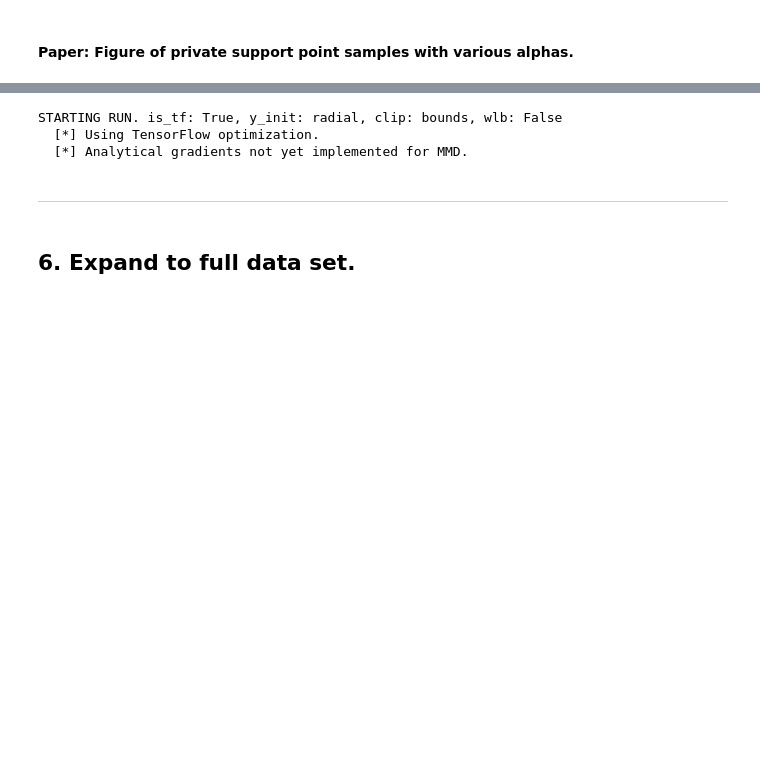
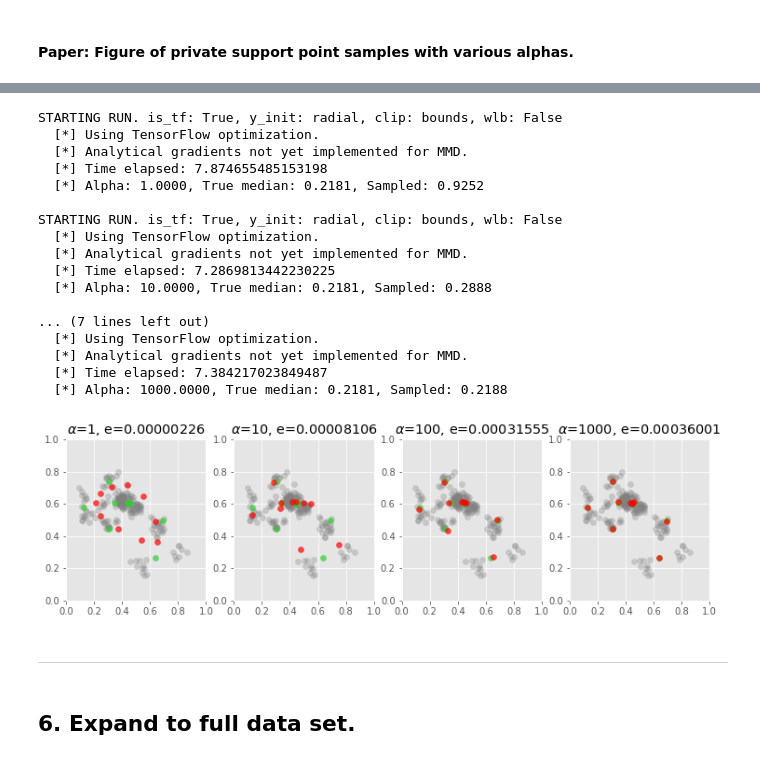
Before and after one commit to diesendruck/pv, a Jupyter notebook: mv_sp_privacy/src/sp_privacy.ipynb, the cells around one changed output, grey strips where cells are left out. Saved outputs shown, nothing was run; the diff lists cells and outputs as text; code cells hidden in the pictures; blank space fills up the shorter version.

```diff
--- a/mv_sp_privacy/src/sp_privacy.ipynb
+++ b/mv_sp_privacy/src/sp_privacy.ipynb
@@ -346,46 +393,48 @@ STARTING RUN. is_tf: True, y_init: radial, clip: bounds, wlb: False
 # %%
 # Get private support points by using MMD with private bandwidth.
 example_alphas = [1, 10, 100, 1000]
 step_sizes = [0.25, 1e-2, 1e-2, 1e-3]
 n_alp = len(example_alphas)
 fig, axs = plt.subplots(1, n_alp, figsize=(3 * n_alp, 3))
 for i, alpha in enumerate(example_alphas):
     # For this figure, use mean value of noise, instead of actual sample.
-    #private_median = (median_pairwise_dists +
-    #                  np.random.laplace(
-    #                      scale=sensitivity_median_pairwise_dists / alpha))
-    #private_median = (median_pairwise_dists +
-    #                  sensitivity_median_pairwise_dists / alpha)
-
-    #temp_y_opt_mmd, temp_mmd_opt = get_support_points(x, N, _MAX_ITER,
-    #                                                  _LR, is_tf=IS_TF,
-    #                                                  plot=False,
-    #                                                  do_mmd=True,
-    #                                                  mmd_sigma=private_median)
-    #print('  [*] Alpha: {:.4f}, True median: {:.4f}, Sampled: {:.4f}'.format(
-    #    alpha, median_pairwise_dists, private_median))
-
     (temp_y_opt_mmd,
-     temp_mmd_opt) = sample_sp_mmd_dp_bw(x, ENERGY_POWER, DIM, alpha, N)
+     temp_mmd_opt) = sample_sp_mmd_dp_bw(x, ENERGY_POWER, DIM, alpha, N,
+                                         plot=False, use_mean=True)
 
 
 
     axs[i].set_title(r'$\alpha$={}, e={:.8f}'.format(alpha,
                                                      temp_mmd_opt))
     axs[i].scatter(x[:, 0], x[:, 1], c='gray', alpha=0.3)
     axs[i].scatter(y_opt_mmd[:, 0], y_opt_mmd[:, 1], c='limegreen', alpha=0.7)
     axs[i].scatter(temp_y_opt_mmd[:, 0], temp_y_opt_mmd[:, 1], c='red', alpha=0.7)
     axs[i].set_xlim((0, 1))
     axs[i].set_ylim((0, 1))
 
 plt.subplots_adjust(wspace=0.2, hspace=0.2,
                     bottom=0.1, top=0.9, left=0.1, right=0.9)
 plt.savefig('../output/fig_sp_mmd_dp_bw.png')
 plt.show()
 # %% [output]
 STARTING RUN. is_tf: True, y_init: radial, clip: bounds, wlb: False
   [*] Using TensorFlow optimization.
   [*] Analytical gradients not yet implemented for MMD.
+  [*] Time elapsed: 7.874655485153198
+  [*] Alpha: 1.0000, True median: 0.2181, Sampled: 0.9252
+
+STARTING RUN. is_tf: True, y_init: radial, clip: bounds, wlb: False
+  [*] Using TensorFlow optimization.
+  [*] Analytical gradients not yet implemented for MMD.
+  [*] Time elapsed: 7.2869813442230225
+  [*] Alpha: 10.0000, True median: 0.2181, Sampled: 0.2888
+
+... (7 lines left out)
+  [*] Using TensorFlow optimization.
+  [*] Analytical gradients not yet implemented for MMD.
+  [*] Time elapsed: 7.384217023849487
+  [*] Alpha: 1000.0000, True median: 0.2181, Sampled: 0.2188
+[figure, added]
 # %% [markdown]
 ___
 # %% [markdown]
```
Also changed, not shown: parts of 21 cells of this notebook, 1 other file.
